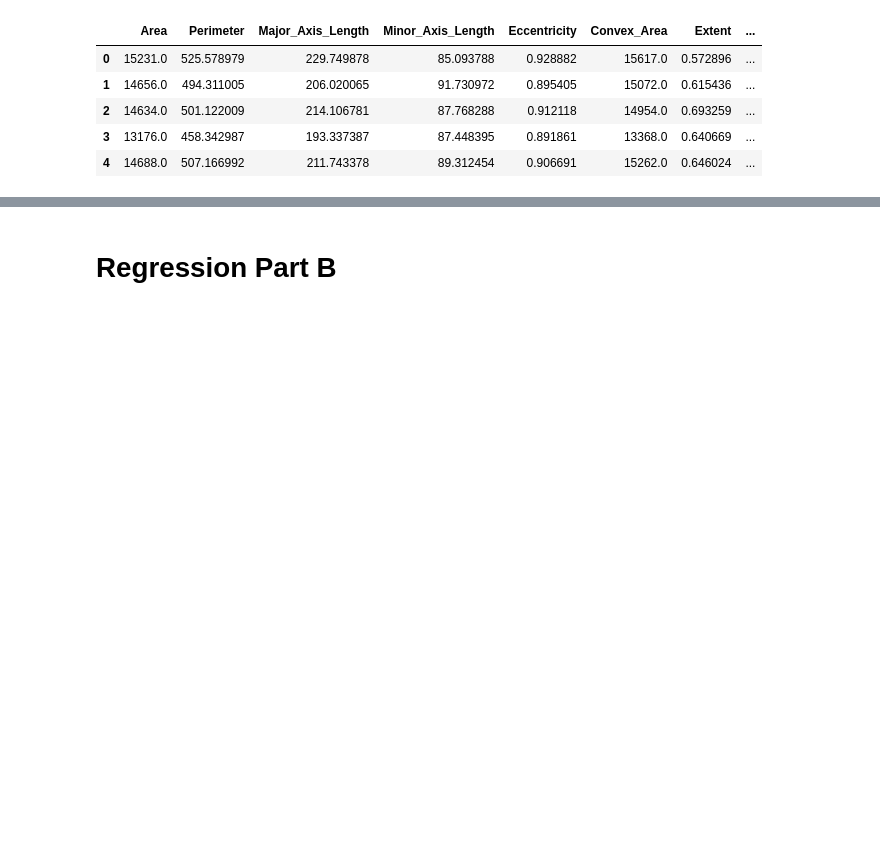
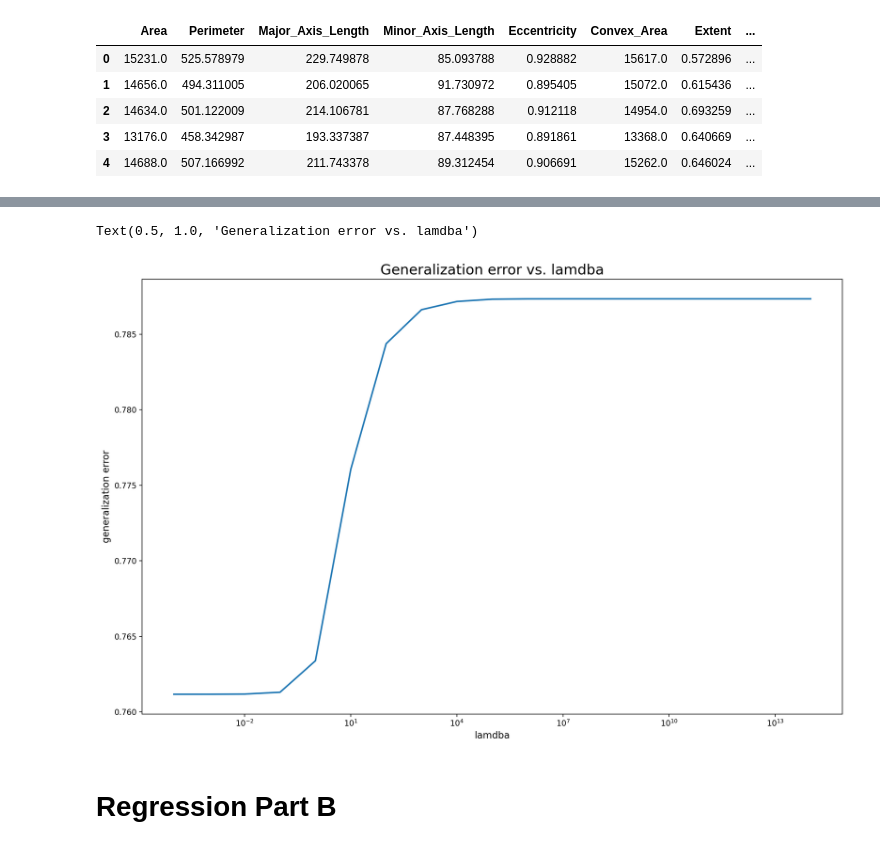
Before and after one commit to y-zhong21/02450project2-group66, a Jupyter notebook: project2.ipynb, the cells around one changed output, grey strips where cells are left out. Saved outputs shown, nothing was run; the diff lists cells and outputs as text; code cells hidden in the pictures; blank space fills up the shorter version.

```diff
--- a/project2.ipynb
+++ b/project2.ipynb
@@ -91,3 +110,16 @@ dtype: float64
+# %%
+# plot figures
+fig_1a, ax_1a = plt.subplots(figsize=(16,10))
+ax_1a.semilogx(lambdas_1a, test_err_vs_lambda , linestyle= '-',linewidth=2,label='o')
+ax_1a.set_xlabel('lamdba',fontsize=12)
+ax_1a.set_ylabel('generalization error',fontsize=12)
+ax_1a.set_title('Generalization error vs. lamdba',fontsize=18)
+# save_path_1a = "../project2_figs/err_vs_lamdba.png"
+# fig_1a.savefig(save_path_1a, dpi=400)
+# 先降后升如何实现？？？
+# %% [output]
+Text(0.5, 1.0, 'Generalization error vs. lamdba')
+[figure, added]
 # %% [markdown]
 # Regression Part B
 # %% [markdown]
```
Also changed, not shown: parts of 4 cells of this notebook.
